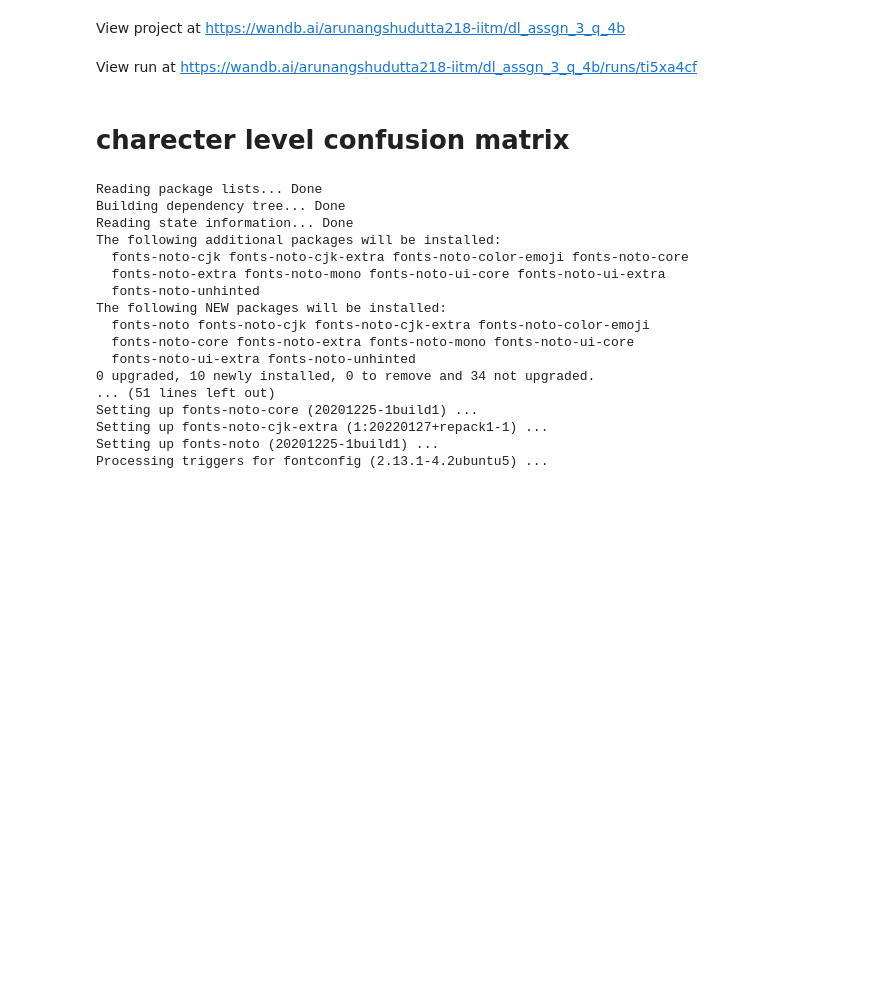
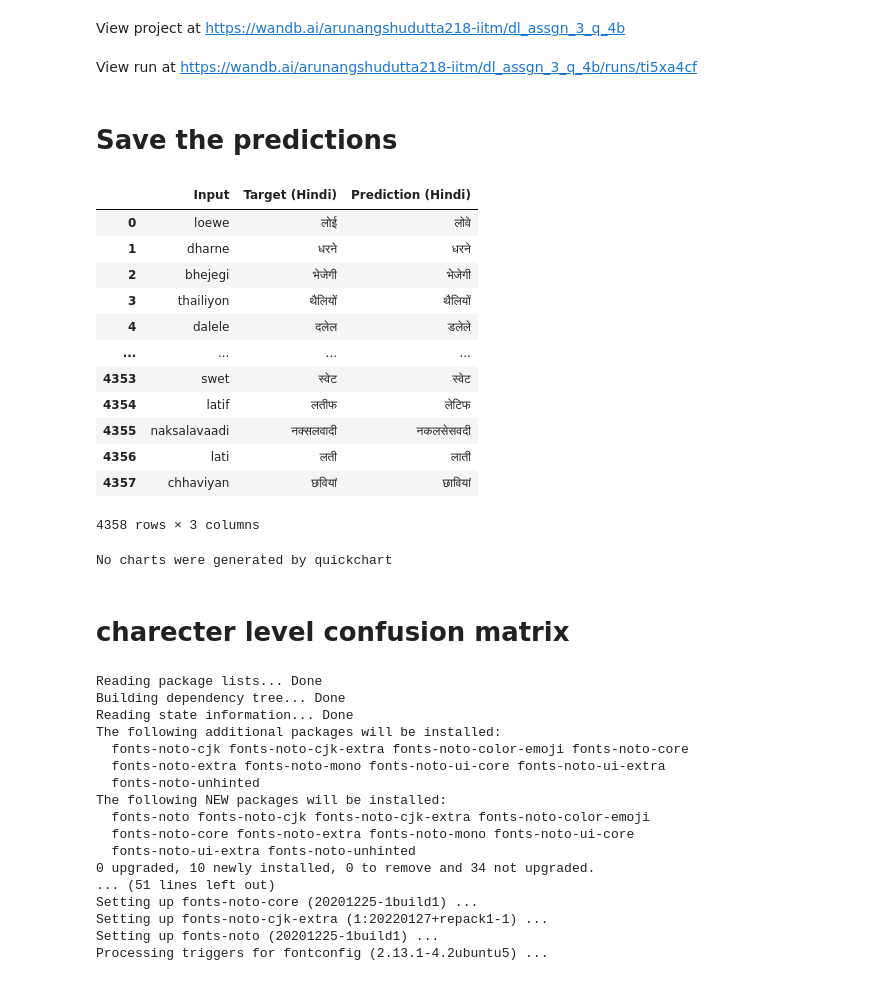
Before and after one commit to arunangshudutta/DA6401_assignment3, a Jupyter notebook: Ques_4.ipynb, the cells around one changed output. Drawn from its saved outputs; the diff is of its cells as text; code cells hidden in the pictures; blank space fills up the shorter version.

```diff
--- a/Ques_4.ipynb
+++ b/Ques_4.ipynb
@@ -450,3 +450,5 @@ Run data is saved locally in /content/wandb/run-20250519_172901-ti5xa4cf
 Syncing run usual-armadillo-3 to Weights & Biases (docs)
 View project at https://wandb.ai/arunangshudutta218-iitm/dl_assgn_3_q_4b
 View run at https://wandb.ai/arunangshudutta218-iitm/dl_assgn_3_q_4b/runs/ti5xa4cf
+# %% [markdown]
+# Save the predictions
@@ -453,3 +492,22 @@ View run at https://wandb.ai/arunangshudutta218-iitm/dl_assgn_3_q_4b/runs/ti5xa4
+# %%
+df_pred = pd.read_csv("/content/drive/MyDrive/Colab Notebooks/DA6401/assignment 3/predictions.tsv", sep="\t")
+# %%
+df_pred
+# %% [output]
+|  | Input | Target (Hindi) | Prediction (Hindi) |
+| 0 | loewe | लोई | लोवे |
+| 1 | dharne | धरने | धरने |
+| 2 | bhejegi | भेजेगी | भेजेगी |
+| 3 | thailiyon | थैलियों | थैलियों |
+| 4 | dalele | दलेल | डलेले |
+| ... | ... | ... | ... |
+| 4353 | swet | स्वेट | स्वेट |
+| 4354 | latif | लतीफ | लेटिफ |
+| 4355 | naksalavaadi | नक्सलवादी | नकलसेसवदी |
+| 4356 | lati | लती | लाती |
+| 4357 | chhaviyan | छवियां | छावियां |
+4358 rows × 3 columns
+No charts were generated by quickchart
 # %% [markdown]
 # charecter level confusion matrix
 # %%
```
Also changed, not shown: parts of 2 cells of this notebook.
